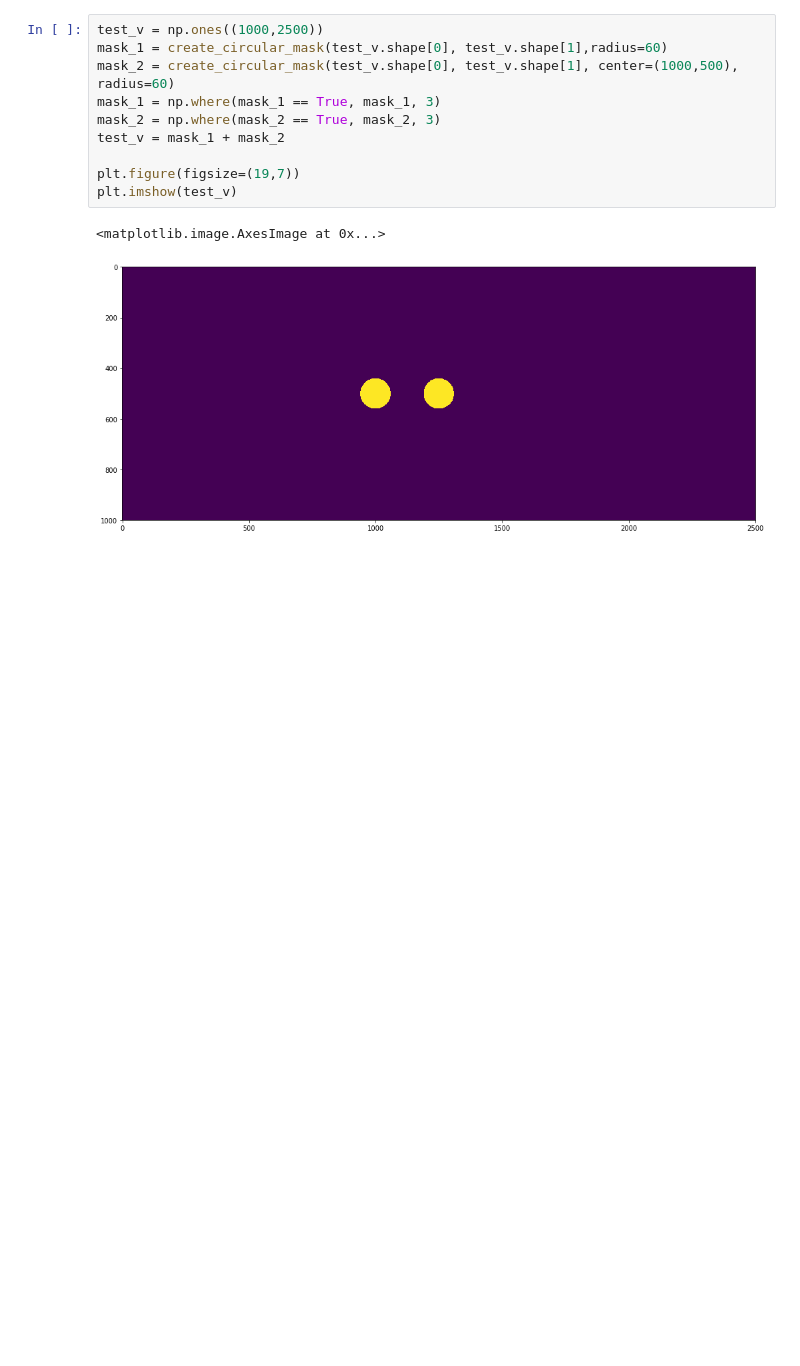
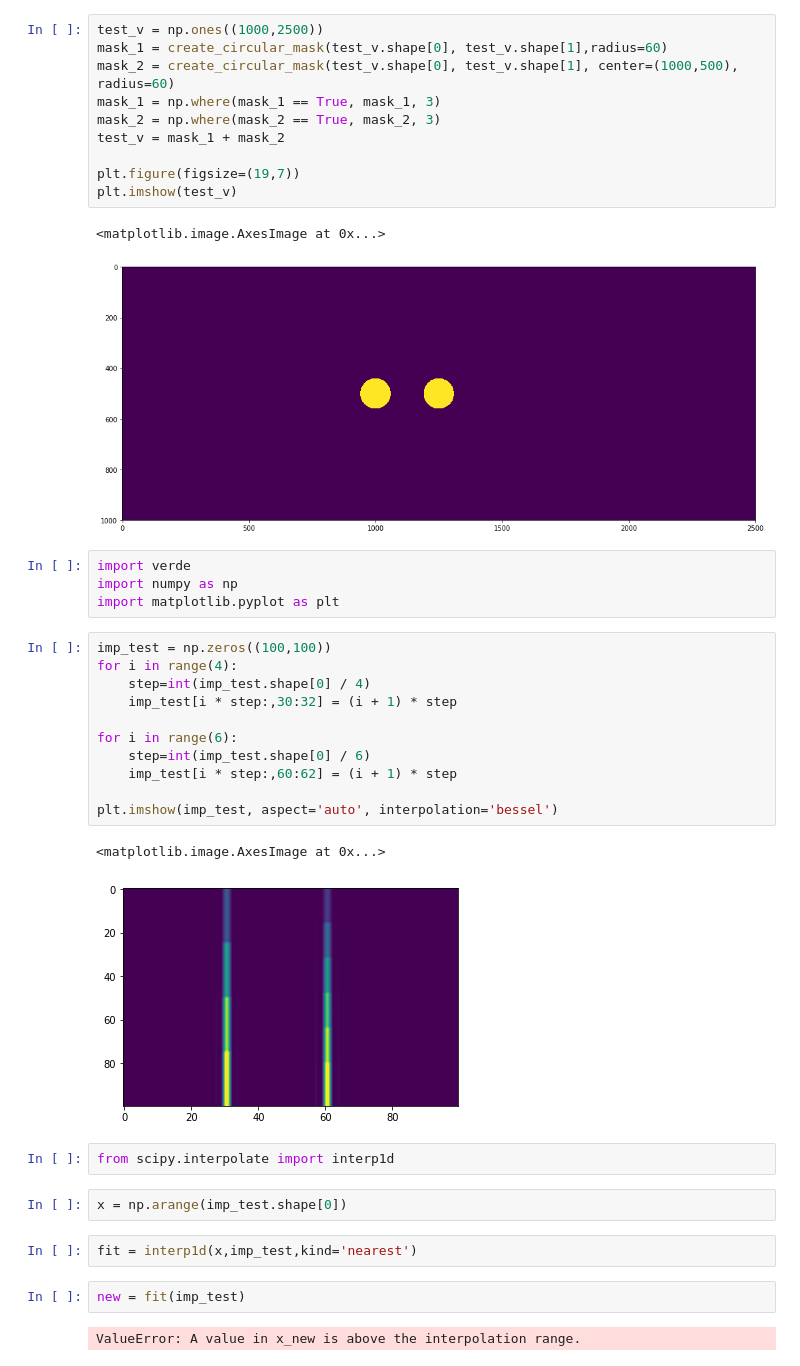
Before and after one commit to tccw/geotools, a Jupyter notebook: toys/devito_WSL/velocity_building.ipynb, the cells around one changed output. Drawn from its saved outputs; the diff is of its cells as text; blank space fills up the shorter version.

```diff
--- a/toys/devito_WSL/velocity_building.ipynb
+++ b/toys/devito_WSL/velocity_building.ipynb
@@ -204,3 +204,31 @@ plt.imshow(test_v)
 # %% [output]
 <matplotlib.image.AxesImage at 0x...>
 [figure]
+# %%
+import verde
+import numpy as np
+import matplotlib.pyplot as plt
+# %%
+imp_test = np.zeros((100,100))
+for i in range(4):
+    step=int(imp_test.shape[0] / 4)
+    imp_test[i * step:,30:32] = (i + 1) * step
+
+for i in range(6):
+    step=int(imp_test.shape[0] / 6)
+    imp_test[i * step:,60:62] = (i + 1) * step
+
+plt.imshow(imp_test, aspect='auto', interpolation='bessel')
+# %% [output]
+<matplotlib.image.AxesImage at 0x...>
+[figure, added]
+# %%
+from scipy.interpolate import interp1d
+# %%
+x = np.arange(imp_test.shape[0])
+# %%
+fit = interp1d(x,imp_test,kind='nearest')
+# %%
+new = fit(imp_test)
+# %% [output]
+ValueError: A value in x_new is above the interpolation range.
```
